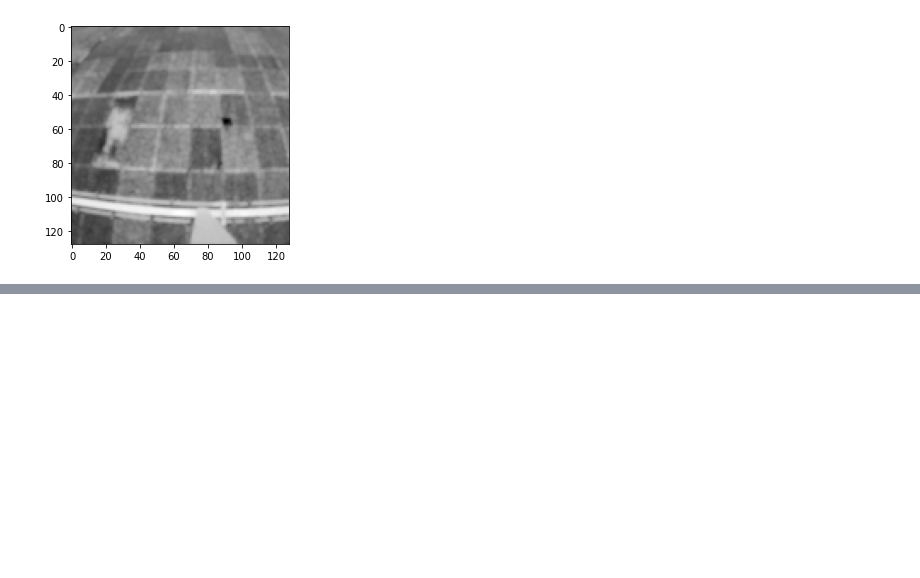
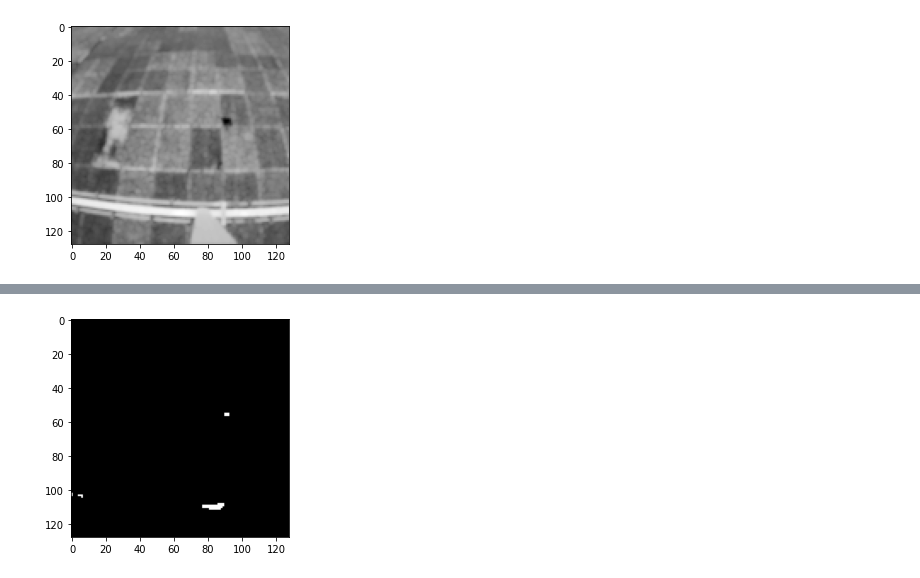
Before and after one commit to nastyadunaeva/searching_for_anomalies, a Jupyter notebook: model.ipynb, the cells around one changed output, grey strips where cells are left out. Saved outputs shown, nothing was run; the diff lists cells and outputs as text; code cells hidden in the pictures; blank space fills up the shorter version.

```diff
--- a/model.ipynb
+++ b/model.ipynb
@@ -421,6 +449,5 @@ pyplot.show()
 # %%
-residual1 = compute_residual(u_1, v_1, 16, 10, 8)
-img = Image.fromarray(residual1, 'L')
-pyplot.imshow(residual1, cmap=pyplot.get_cmap('gray'))
+# Для сравнения, u_3
+pyplot.imshow(u_3, cmap=pyplot.get_cmap('gray'))
 pyplot.show()
 # %% [output]
@@ -428,0 +455,8 @@ KeyboardInterrupt:
+# %%
+# красит аномальные пиксели в белый, u_2
+# порог 100
+detect2 = (abs(residual2 - img)>100).astype(int) * 200
+pyplot.imshow(detect2, cmap=pyplot.get_cmap('gray'))
+pyplot.show()
+# %% [output]
+[figure, added]
```
Also changed, not shown: parts of 10 cells of this notebook.
